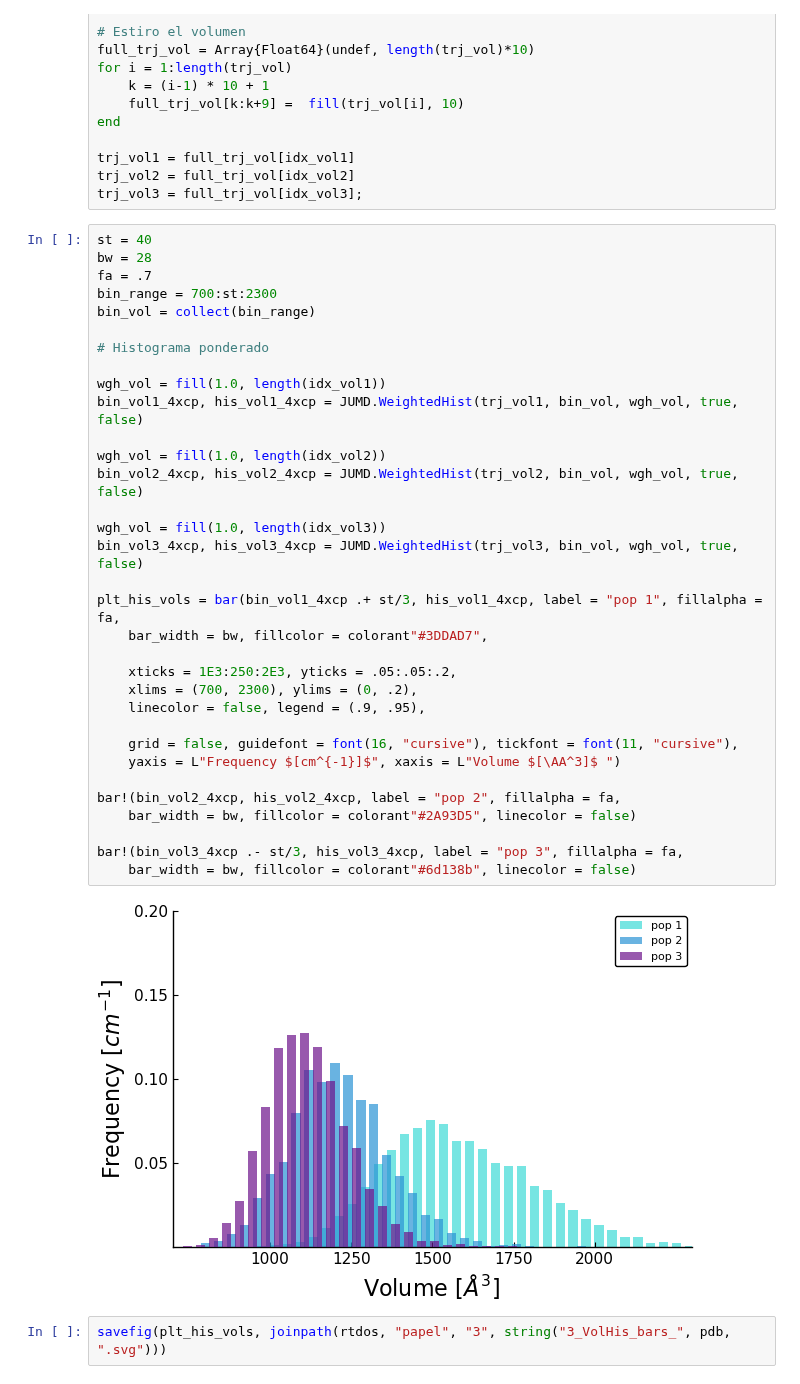
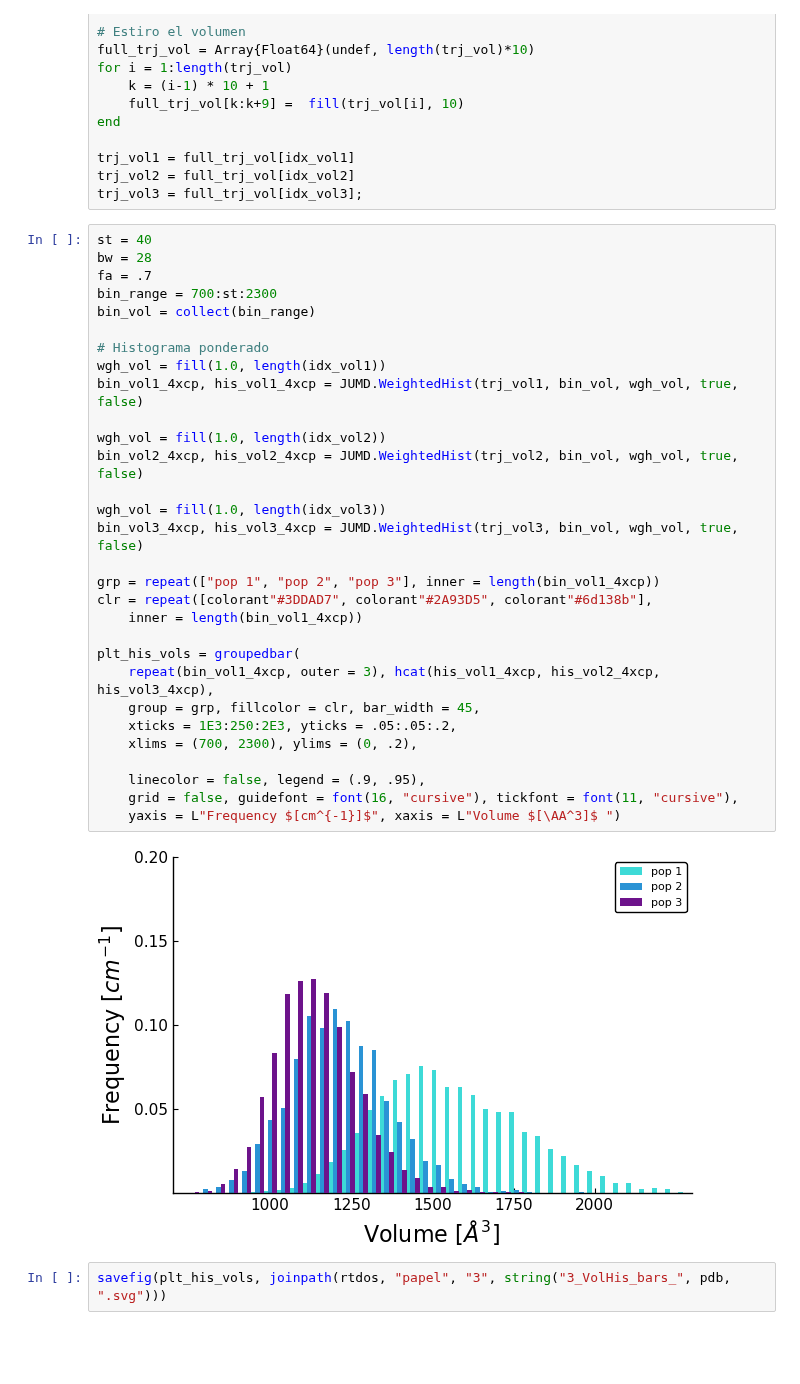
Before and after one commit to pgbarletta/reold_lbp, a Jupyter notebook: src/final_4xcp_pob.ipynb, the cells around one changed output. Drawn from its saved outputs; the diff is of its cells as text; blank space fills up the shorter version.

```diff
--- a/src/final_4xcp_pob.ipynb
+++ b/src/final_4xcp_pob.ipynb
@@ -225,38 +225,35 @@ trj_vol3 = full_trj_vol[idx_vol3];
 # %%
 st = 40
 bw = 28
 fa = .7
 bin_range = 700:st:2300
 bin_vol = collect(bin_range)
 
 # Histograma ponderado
-
 wgh_vol = fill(1.0, length(idx_vol1))
 bin_vol1_4xcp, his_vol1_4xcp = JUMD.WeightedHist(trj_vol1, bin_vol, wgh_vol, true, false)
 
 wgh_vol = fill(1.0, length(idx_vol2))
 bin_vol2_4xcp, his_vol2_4xcp = JUMD.WeightedHist(trj_vol2, bin_vol, wgh_vol, true, false)
 
 wgh_vol = fill(1.0, length(idx_vol3))
 bin_vol3_4xcp, his_vol3_4xcp = JUMD.WeightedHist(trj_vol3, bin_vol, wgh_vol, true, false)
 
-plt_his_vols = bar(bin_vol1_4xcp .+ st/3, his_vol1_4xcp, label = "pop 1", fillalpha = fa,
-    bar_width = bw, fillcolor = colorant"#3DDAD7",
+grp = repeat(["pop 1", "pop 2", "pop 3"], inner = length(bin_vol1_4xcp))
+clr = repeat([colorant"#3DDAD7", colorant"#2A93D5", colorant"#6d138b"],
+    inner = length(bin_vol1_4xcp))
 
+plt_his_vols = groupedbar(
+    repeat(bin_vol1_4xcp, outer = 3), hcat(his_vol1_4xcp, his_vol2_4xcp, his_vol3_4xcp),
+    group = grp, fillcolor = clr, bar_width = 45,
     xticks = 1E3:250:2E3, yticks = .05:.05:.2,
     xlims = (700, 2300), ylims = (0, .2),
+
     linecolor = false, legend = (.9, .95),
-
     grid = false, guidefont = font(16, "cursive"), tickfont = font(11, "cursive"),
     yaxis = L"Frequency $[cm^{-1}]$", xaxis = L"Volume $[\AA^3]$ ")
-
-bar!(bin_vol2_4xcp, his_vol2_4xcp, label = "pop 2", fillalpha = fa,
-    bar_width = bw, fillcolor = colorant"#2A93D5", linecolor = false)
-
-bar!(bin_vol3_4xcp .- st/3, his_vol3_4xcp, label = "pop 3", fillalpha = fa,
-    bar_width = bw, fillcolor = colorant"#6d138b", linecolor = false)
 # %% [output]
-[figure, old version]
+[figure, new version]
 # %%
 savefig(plt_his_vols, joinpath(rtdos, "papel", "3", string("3_VolHis_bars_", pdb, ".svg")))
 # %%
```
Also changed, not shown: parts of 6 cells of this notebook, 33 other files.
